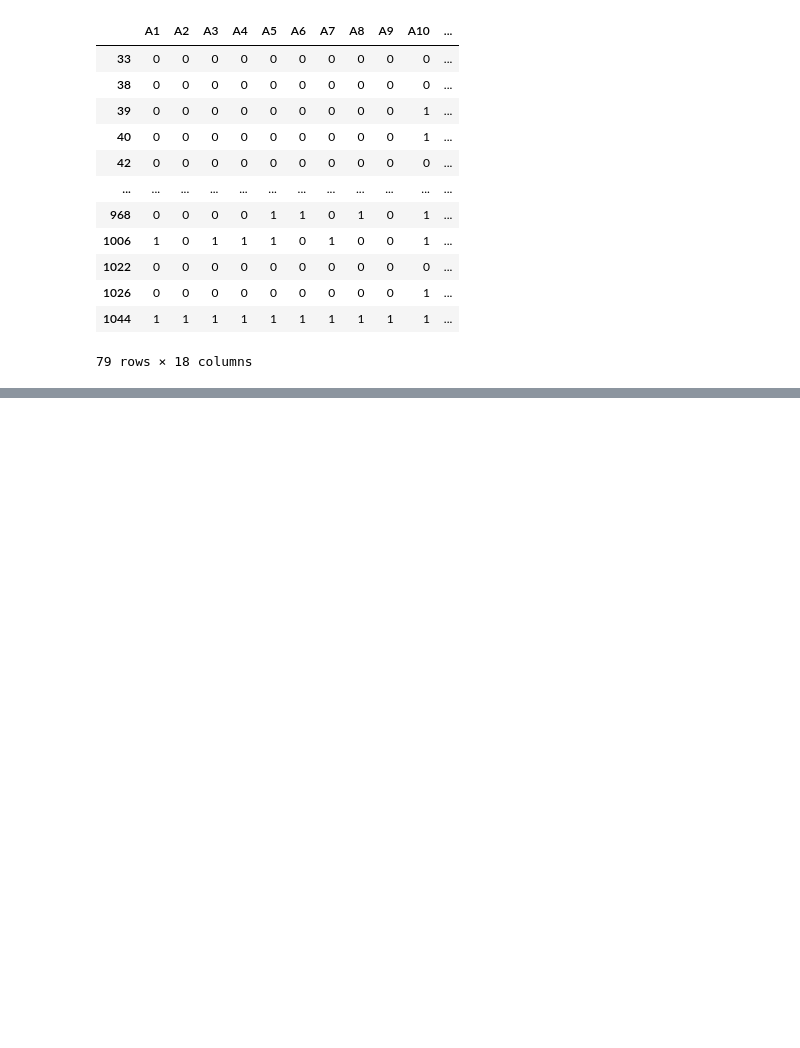
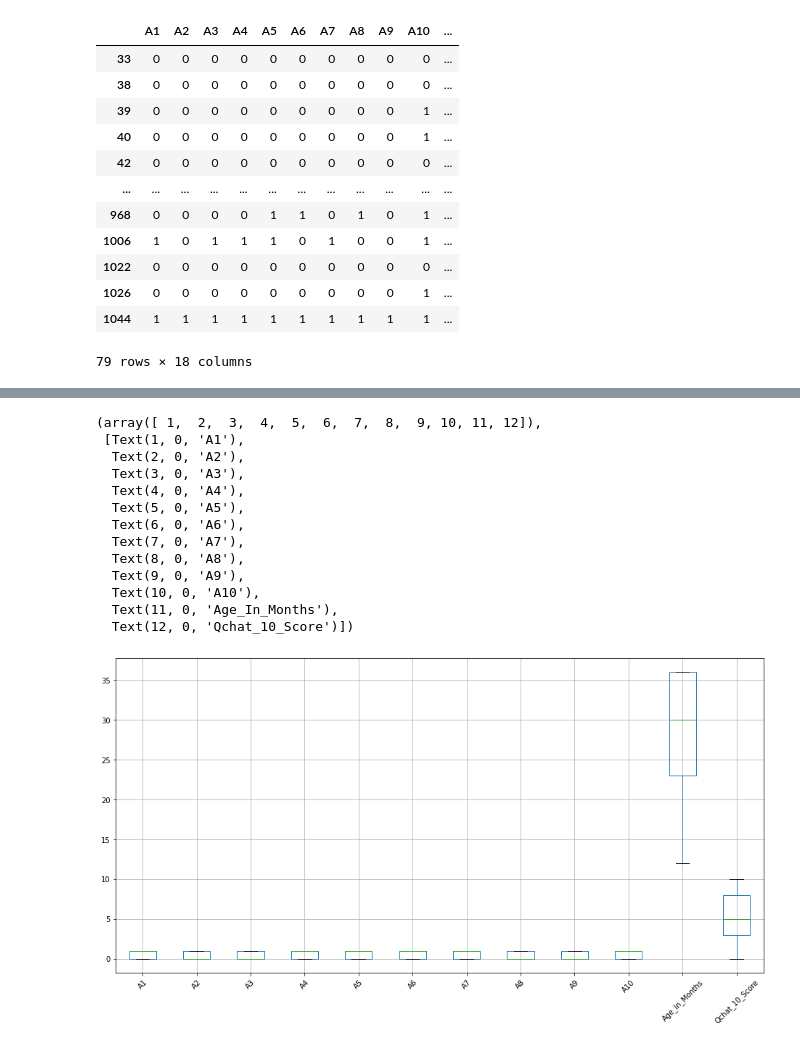
Before and after one commit to mp-balaji/Predicting-Autism-in-Toddlers-through-Machine-Learning, a Jupyter notebook: ASD_Prediction_EDA.ipynb, the cells around one changed output, grey strips where cells are left out. Cells and saved outputs as stored; diff of their text form; code cells hidden in the pictures; blank space fills up the shorter version.

```diff
--- a/ASD_Prediction_EDA.ipynb
+++ b/ASD_Prediction_EDA.ipynb
@@ -236,0 +354,21 @@ dtype: int64
+# %%
+# Checking the presence of outliers in the dataset all columns at once
+
+plt.figure(figsize=(16,8))
+df.boxplot()
+plt.xticks(rotation=45)
+# %% [output]
+(array([ 1,  2,  3,  4,  5,  6,  7,  8,  9, 10, 11, 12]),
+ [Text(1, 0, 'A1'),
+  Text(2, 0, 'A2'),
+  Text(3, 0, 'A3'),
+  Text(4, 0, 'A4'),
+  Text(5, 0, 'A5'),
+  Text(6, 0, 'A6'),
+  Text(7, 0, 'A7'),
+  Text(8, 0, 'A8'),
+  Text(9, 0, 'A9'),
+  Text(10, 0, 'A10'),
+  Text(11, 0, 'Age_In_Months'),
+  Text(12, 0, 'Qchat_10_Score')])
+[figure, added]
```
Also changed, not shown: parts of 19 cells of this notebook.
